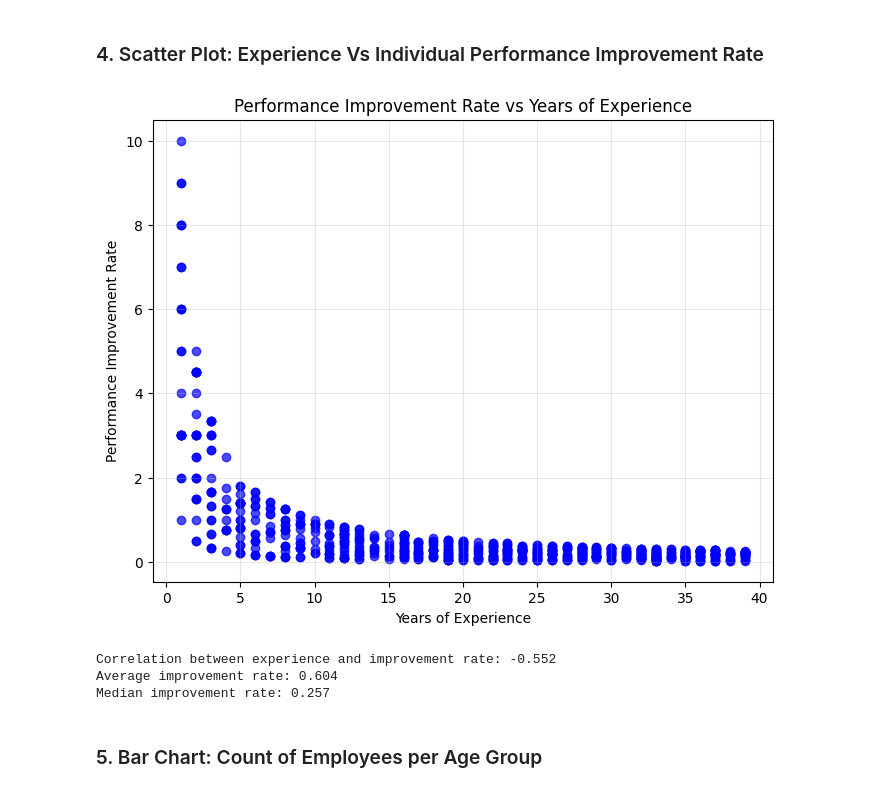
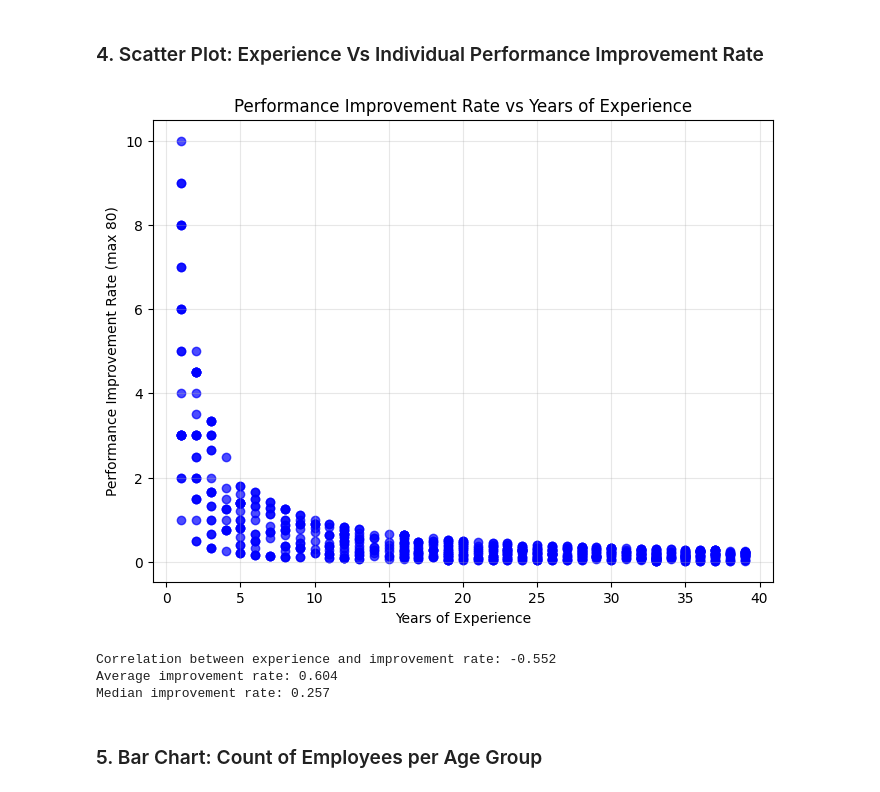
Before and after one commit to raquem-annierose/PolyTech-final-output, a Jupyter notebook: employee_performance_analysis.ipynb, the cells around one changed output. Drawn from its saved outputs; the diff is of its cells as text; code cells hidden in the pictures.

```diff
--- a/employee_performance_analysis.ipynb
+++ b/employee_performance_analysis.ipynb
@@ -318,20 +319,21 @@ Mean: 5.49
 ### 4. Scatter Plot: Experience Vs Individual Performance Improvement Rate
 # %%
 plt.figure(figsize=(8, 6))
-plt.scatter(df['years_experience'], df['annual_performance'], alpha=0.7, color='blue')
+plt.scatter(df['years_experience'], np.clip(df['annual_performance'], None, 80),
+            alpha=0.7, color='blue')
 plt.title('Performance Improvement Rate vs Years of Experience')
 plt.xlabel('Years of Experience')
-plt.ylabel('Performance Improvement Rate')
+plt.ylabel('Performance Improvement Rate (max 80)')
 plt.grid(True, alpha=0.3)
 plt.show()
 
 correlation = df['years_experience'].corr(df['annual_performance'])
 print(f"Correlation between experience and improvement rate: {correlation:.3f}")
 
 print(f"Average improvement rate: {df['annual_performance'].mean():.3f}")
 print(f"Median improvement rate: {df['annual_performance'].median():.3f}")
 # %% [output]
-[figure, old version]
+[figure, new version]
 Correlation between experience and improvement rate: -0.552
 Average improvement rate: 0.604
 Median improvement rate: 0.257
```
Also changed, not shown: parts of 5 cells of this notebook.
